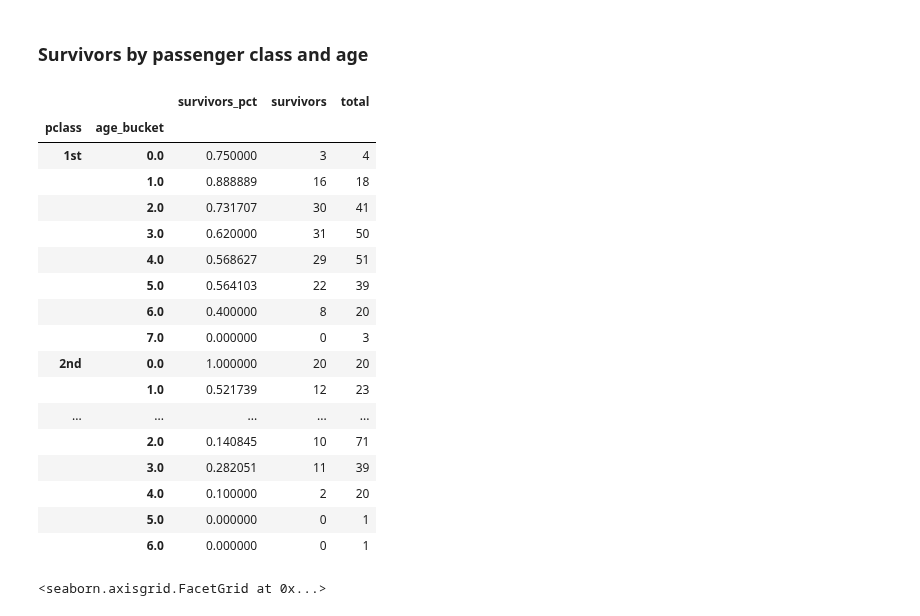
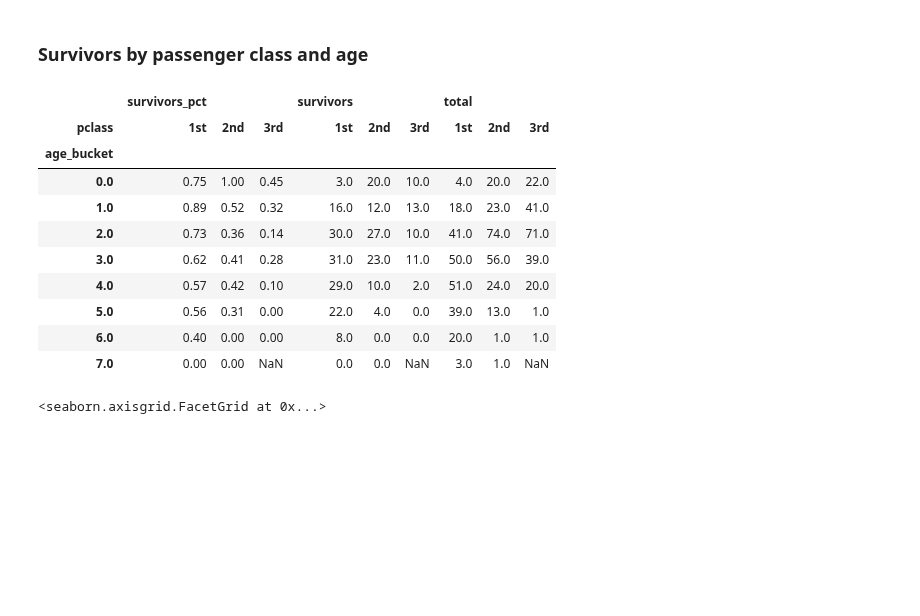
Before and after one commit to jaroslawr/jupyter-notebooks, a Jupyter notebook: dataset_titanic/dataset_titanic.ipynb, the cells around one changed output. Cells and saved outputs as stored; diff of their text form; code cells hidden in the pictures; blank space fills up the shorter version.

Commit message:
[titanic] More useful summary tables.

```diff
--- a/dataset_titanic/dataset_titanic.ipynb
+++ b/dataset_titanic/dataset_titanic.ipynb
@@ -13,6 +13,8 @@ import matplotlib.pyplot as plt
 import seaborn as sns
 # %%
 plt.style.use("ggplot")
+# %%
+pd.options.display.precision = 2
 # %% [markdown]
 ## Read data
 # %%
@@ -101,29 +103,22 @@ sns.catplot(data=df, y="pclass", x="survived", kind="point", join=False, orient=
 # %%
 survivors_by_class_and_age = df.groupby(["pclass", "age_bucket"])["survived"].agg(
     survivors_pct=survivors_pct,
     survivors=survivors,
     total=len
 )
-survivors_by_class_and_age
+survivors_by_class_and_age.unstack(level=0)
 # %% [output]
-|  |  | survivors_pct | survivors | total |
-| pclass | age_bucket |  |  |  |
-| 1st | 0.0 | 0.750000 | 3 | 4 |
-|  | 1.0 | 0.888889 | 16 | 18 |
-|  | 2.0 | 0.731707 | 30 | 41 |
-|  | 3.0 | 0.620000 | 31 | 50 |
-|  | 4.0 | 0.568627 | 29 | 51 |
-|  | 5.0 | 0.564103 | 22 | 39 |
-|  | 6.0 | 0.400000 | 8 | 20 |
-|  | 7.0 | 0.000000 | 0 | 3 |
-| 2nd | 0.0 | 1.000000 | 20 | 20 |
-|  | 1.0 | 0.521739 | 12 | 23 |
-| ... | ... | ... | ... | ... |
-|  | 2.0 | 0.140845 | 10 | 71 |
-|  | 3.0 | 0.282051 | 11 | 39 |
-|  | 4.0 | 0.100000 | 2 | 20 |
-|  | 5.0 | 0.000000 | 0 | 1 |
-|  | 6.0 | 0.000000 | 0 | 1 |
+|  | survivors_pct |  |  | survivors |  |  | total |  |  |
+| pclass | 1st | 2nd | 3rd | 1st | 2nd | 3rd | 1st | 2nd | 3rd |
+| age_bucket |  |  |  |  |  |  |  |  |  |
+| 0.0 | 0.75 | 1.00 | 0.45 | 3.0 | 20.0 | 10.0 | 4.0 | 20.0 | 22.0 |
+| 1.0 | 0.89 | 0.52 | 0.32 | 16.0 | 12.0 | 13.0 | 18.0 | 23.0 | 41.0 |
+| 2.0 | 0.73 | 0.36 | 0.14 | 30.0 | 27.0 | 10.0 | 41.0 | 74.0 | 71.0 |
+| 3.0 | 0.62 | 0.41 | 0.28 | 31.0 | 23.0 | 11.0 | 50.0 | 56.0 | 39.0 |
+| 4.0 | 0.57 | 0.42 | 0.10 | 29.0 | 10.0 | 2.0 | 51.0 | 24.0 | 20.0 |
+| 5.0 | 0.56 | 0.31 | 0.00 | 22.0 | 4.0 | 0.0 | 39.0 | 13.0 | 1.0 |
+| 6.0 | 0.40 | 0.00 | 0.00 | 8.0 | 0.0 | 0.0 | 20.0 | 1.0 | 1.0 |
+| 7.0 | 0.00 | 0.00 | NaN | 0.0 | 0.0 | NaN | 3.0 | 1.0 | NaN |
 # %%
 sns.catplot(data=df, y="age_bucket", hue="survived", col="pclass", kind="count", height=4)
 # %% [output]
```
Also changed, not shown: parts of 6 cells of this notebook, 1 other file.
